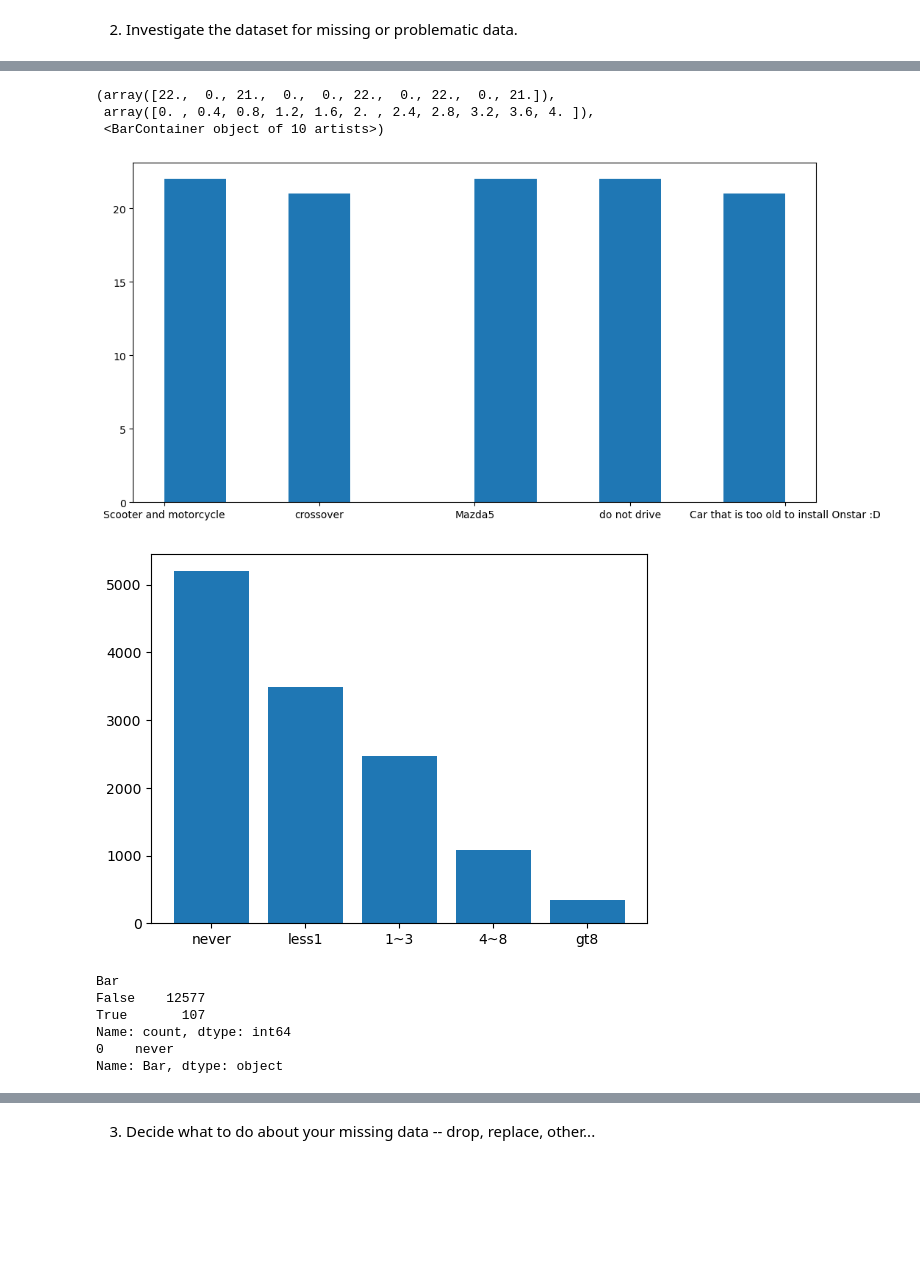
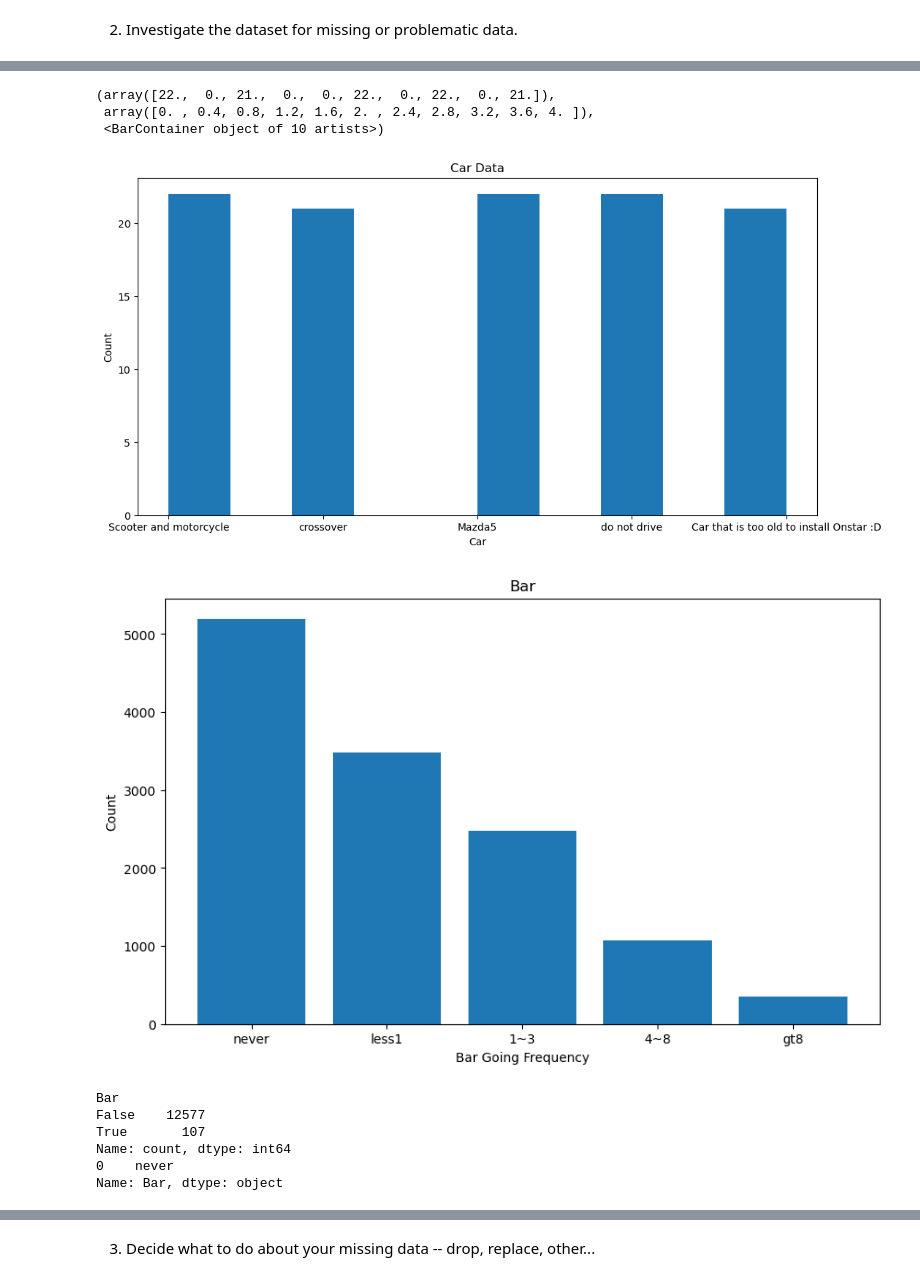
Before and after one commit to Etavonni/Assignment5.1, a Jupyter notebook: Assignment5_1.ipynb, the cells around one changed output, grey strips where cells are left out. Saved outputs shown, nothing was run; the diff lists cells and outputs as text; code cells hidden in the pictures; blank space fills up the shorter version.

```diff
--- a/Assignment5_1.ipynb
+++ b/Assignment5_1.ipynb
@@ -106,23 +109,31 @@ memory usage: 2.5+ MB
 # %%
 # Column 'car' has a lot of null values. Examine rest of the values in 'car' to see if it's worth keeping.
 a = data.dropna()['car']
 plt.figure(figsize=(12, 6))
+plt.title("Car Data")
+plt.xlabel("Car")
+plt.ylabel("Count")
 plt.hist(a)
-# The data does not seem interesting or large enough to have any meaningful correlation.
+# Conclusion: car data does not seem interesting or large enough to have any meaningful correlation.
 # %% [output]
 (array([22.,  0., 21.,  0.,  0., 22.,  0., 22.,  0., 21.]),
  array([0. , 0.4, 0.8, 1.2, 1.6, 2. , 2.4, 2.8, 3.2, 3.6, 4. ]),
  <BarContainer object of 10 artists>)
-[figure, old version]
+[figure, new version]
 # %%
-# Column 'Bar' has some null values. Examine 'Bar'
+# Column 'Bar' also has some null values. Examine 'Bar'
 b = data['Bar'].value_counts()
+plt.figure(figsize=(10, 6))
 plt.bar(b.index, b.values)
+plt.title("Bar")
+plt.xlabel("Bar Going Frequency")
+plt.ylabel("Count")
 plt.show()
 print(data.isnull()['Bar'].value_counts())
+# Conclusion: We can use the mode() value of bar as a replacement for such small number of missing values
 print(data['Bar'].mode())
 # %% [output]
-[figure, old version]
+[figure, new version]
 Bar
 False    12577
 True       107
```
Also changed, not shown: parts of 17 cells of this notebook, 1 other file.
